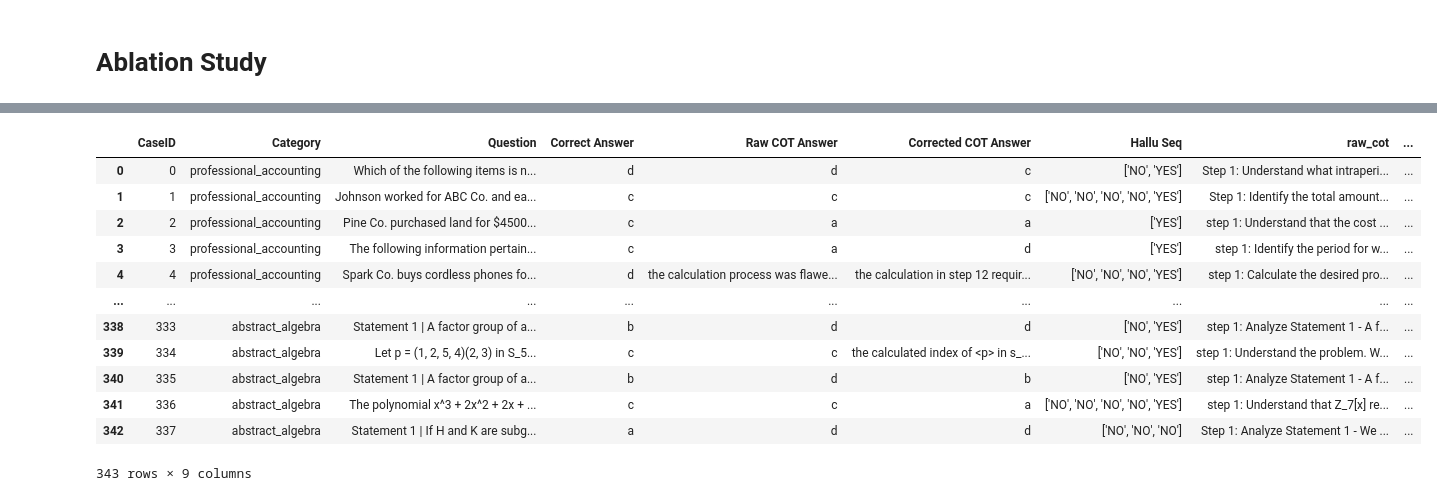
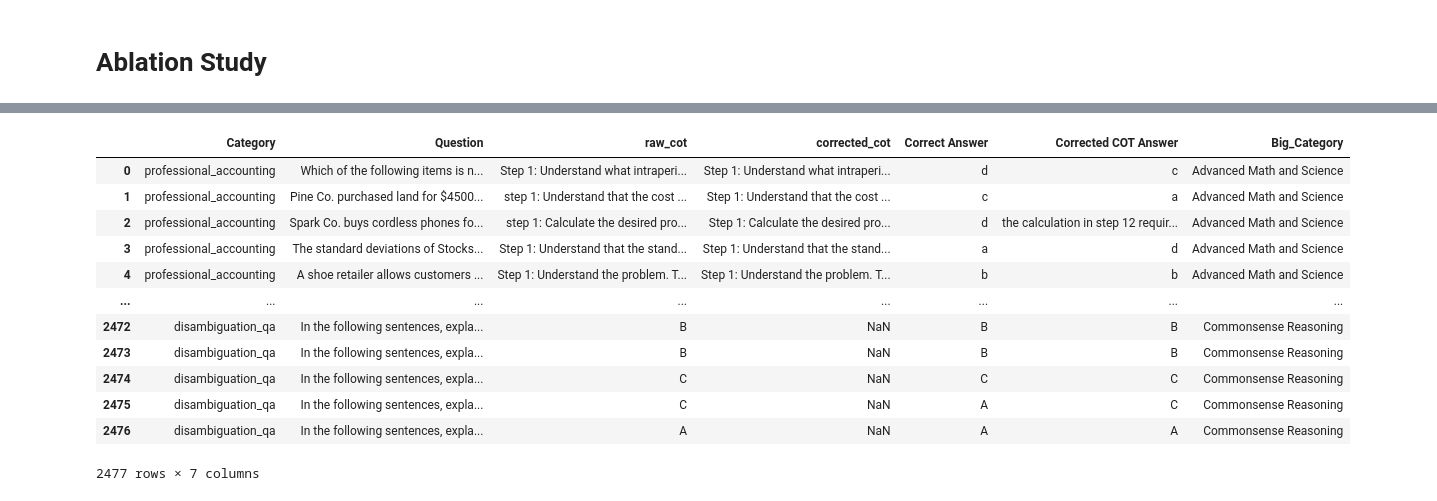
Before and after one commit to wan19990901/CoT_rerailer, a Jupyter notebook: src/Evaluation.ipynb, the cells around one changed output, grey strips where cells are left out. Saved outputs shown, nothing was run; the diff lists cells and outputs as text; code cells hidden in the pictures.

```diff
--- a/src/Evaluation.ipynb
+++ b/src/Evaluation.ipynb
@@ -467,19 +534,19 @@ Commonsense Reasoning
 # %%
-df_no_judge = pd.read_csv('../result/ablation_study/df_final_no_judge.csv')
-df_no_judge
+df_rerail_only = pd.read_csv('../result/ablation_study/aba_df_rerail_only.csv')
+df_rerail_only
 # %% [output]
-|  | CaseID | Category | Question | Correct Answer | Raw COT Answer | Corrected COT Answer | Hallu Seq | raw_cot | ... |
-| 0 | 0 | professional_accounting | Which of the following items is n... | d | d | c | ['NO', 'YES'] | Step 1: Understand what intraperi... | ... |
-| 1 | 1 | professional_accounting | Johnson worked for ABC Co. and ea... | c | c | c | ['NO', 'NO', 'NO', 'NO', 'YES'] | Step 1: Identify the total amount... | ... |
-| 2 | 2 | professional_accounting | Pine Co. purchased land for $4500... | c | a | a | ['YES'] | step 1: Understand that the cost ... | ... |
-| 3 | 3 | professional_accounting | The following information pertain... | c | a | d | ['YES'] | step 1: Identify the period for w... | ... |
-| 4 | 4 | professional_accounting | Spark Co. buys cordless phones fo... | d | the calculation process was flawe... | the calculation in step 12 requir... | ['NO', 'NO', 'NO', 'YES'] | step 1: Calculate the desired pro... | ... |
-| ... | ... | ... | ... | ... | ... | ... | ... | ... | ... |
-| 338 | 333 | abstract_algebra | Statement 1 | A factor group of a... | b | d | d | ['NO', 'YES'] | step 1: Analyze Statement 1 - A f... | ... |
-| 339 | 334 | abstract_algebra | Let p = (1, 2, 5, 4)(2, 3) in S_5... | c | c | the calculated index of <p> in s_... | ['NO', 'NO', 'YES'] | step 1: Understand the problem. W... | ... |
-| 340 | 335 | abstract_algebra | Statement 1 | A factor group of a... | b | d | b | ['NO', 'YES'] | step 1: Analyze Statement 1 - A f... | ... |
-| 341 | 336 | abstract_algebra | The polynomial x^3 + 2x^2 + 2x + ... | c | c | a | ['NO', 'NO', 'NO', 'NO', 'YES'] | step 1: Understand that Z_7[x] re... | ... |
-| 342 | 337 | abstract_algebra | Statement 1 | If H and K are subg... | a | d | d | ['NO', 'NO', 'NO'] | Step 1: Analyze Statement 1 - We ... | ... |
+|  | Category | Question | raw_cot | corrected_cot | Correct Answer | Corrected COT Answer | Big_Category |
+| 0 | professional_accounting | Which of the following items is n... | Step 1: Understand what intraperi... | Step 1: Understand what intraperi... | d | c | Advanced Math and Science |
+| 1 | professional_accounting | Pine Co. purchased land for $4500... | step 1: Understand that the cost ... | Step 1: Understand that the cost ... | c | a | Advanced Math and Science |
+| 2 | professional_accounting | Spark Co. buys cordless phones fo... | step 1: Calculate the desired pro... | Step 1: Calculate the desired pro... | d | the calculation in step 12 requir... | Advanced Math and Science |
+| 3 | professional_accounting | The standard deviations of Stocks... | Step 1: Understand that the stand... | Step 1: Understand that the stand... | a | d | Advanced Math and Science |
+| 4 | professional_accounting | A shoe retailer allows customers ... | Step 1: Understand the problem. T... | Step 1: Understand the problem. T... | b | b | Advanced Math and Science |
+| ... | ... | ... | ... | ... | ... | ... | ... |
+| 2472 | disambiguation_qa | In the following sentences, expla... | B | NaN | B | B | Commonsense Reasoning |
+| 2473 | disambiguation_qa | In the following sentences, expla... | B | NaN | B | B | Commonsense Reasoning |
+| 2474 | disambiguation_qa | In the following sentences, expla... | C | NaN | C | C | Commonsense Reasoning |
+| 2475 | disambiguation_qa | In the following sentences, expla... | C | NaN | A | C | Commonsense Reasoning |
+| 2476 | disambiguation_qa | In the following sentences, expla... | A | NaN | A | A | Commonsense Reasoning |
-343 rows × 9 columns
+2477 rows × 7 columns
 # %%
 category_mapping = {
```
Also changed, not shown: parts of 16 cells of this notebook, 9 other files.
